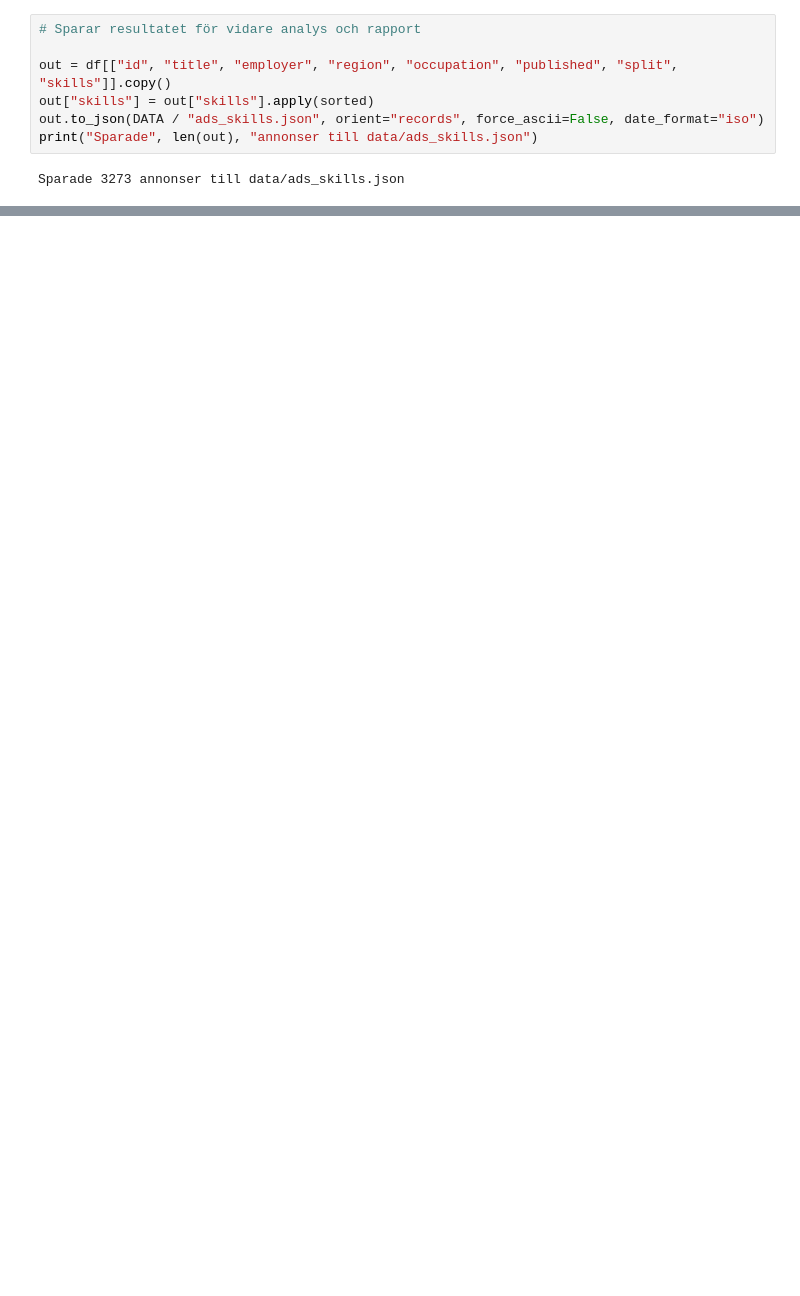
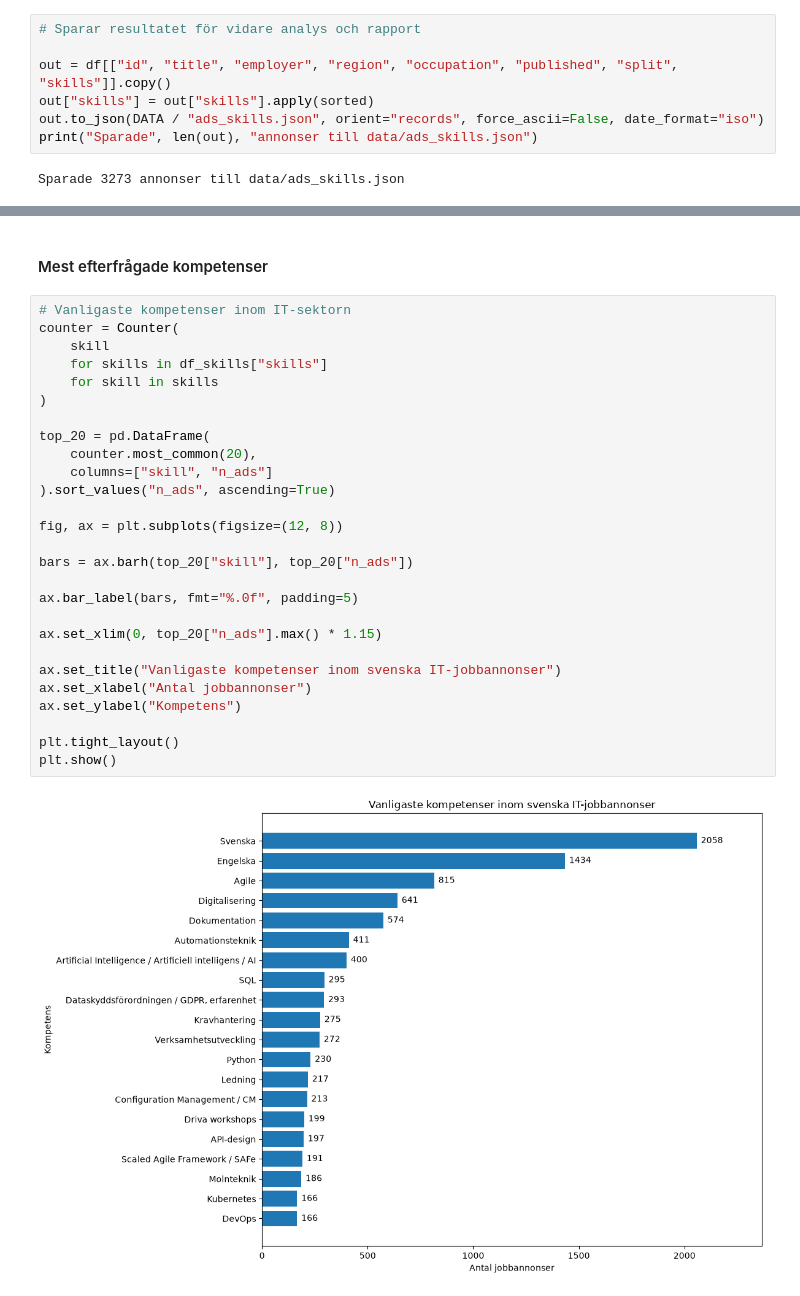
Before and after one commit to emanuelssonlinnea-rgb/End-to-end-projekt-i-Data-Science, a Jupyter notebook: notebooks/07_full_dataset_analysis.ipynb, the cells around one changed output, grey strips where cells are left out. Cells and saved outputs as stored; diff of their text form; blank space fills up the shorter version.

Commit message:
Added visualizations

```diff
--- a/notebooks/07_full_dataset_analysis.ipynb
+++ b/notebooks/07_full_dataset_analysis.ipynb
@@ -348,0 +394,31 @@ Stickproven är små (10 träffar per kompetens), och en träff betyder inte all
+# %% [markdown]
+#### Mest efterfrågade kompetenser
+# %%
+# Vanligaste kompetenser inom IT-sektorn
+counter = Counter(
+    skill
+    for skills in df_skills["skills"]
+    for skill in skills
+)
+
+top_20 = pd.DataFrame(
+    counter.most_common(20),
+    columns=["skill", "n_ads"]
+).sort_values("n_ads", ascending=True)
+
+fig, ax = plt.subplots(figsize=(12, 8))
+
+bars = ax.barh(top_20["skill"], top_20["n_ads"])
+
+ax.bar_label(bars, fmt="%.0f", padding=5)
+
+ax.set_xlim(0, top_20["n_ads"].max() * 1.15)
+
+ax.set_title("Vanligaste kompetenser inom svenska IT-jobbannonser")
+ax.set_xlabel("Antal jobbannonser")
+ax.set_ylabel("Kompetens")
+
+plt.tight_layout()
+plt.show()
+# %% [output]
+[figure, added]
```
Also changed, not shown: parts of 15 cells of this notebook.
